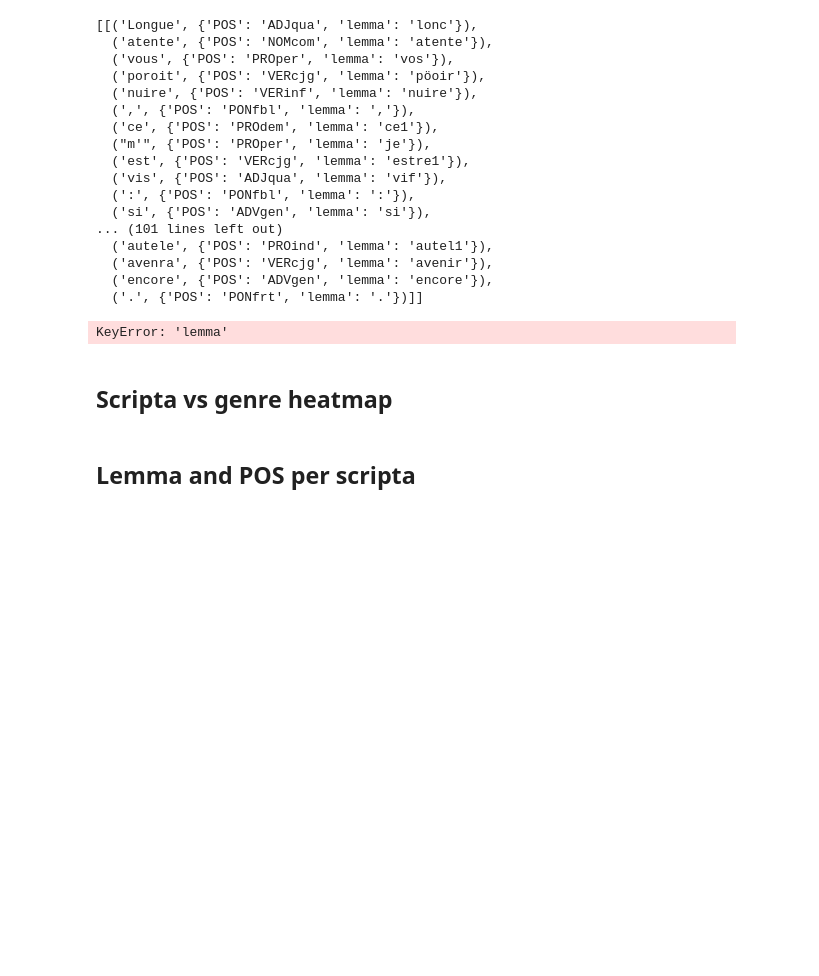
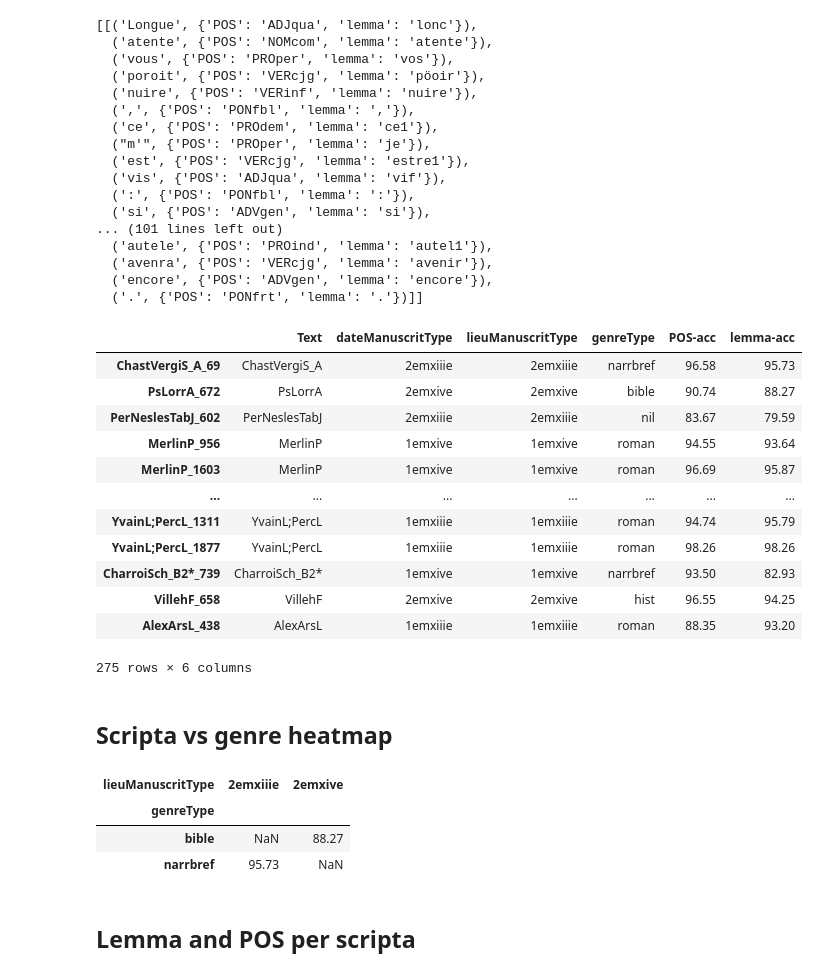
Before and after one commit to LucenceIng/evaluationModeleCILPR, a Jupyter notebook: recupLexemesVThibaultC.ipynb, the cells around one changed output. Drawn from its saved outputs; the diff is of its cells as text; code cells hidden in the pictures; blank space fills up the shorter version.

```diff
--- a/recupLexemesVThibaultC.ipynb
+++ b/recupLexemesVThibaultC.ipynb
@@ -630,50 +632,53 @@ OUTPUT_byText["ChastVergiS_A_69"]
 # %%
 ScoresWithMetad.keys()
 
 for text in list(ScoresWithMetad.keys()):
     #print(text)
     _, Scores_all3, *_, Score_Knowns = compile_scores(OUTPUT_byText[text], PLATINUM_byText[text],
                                                      task_list=TASKS, known_tokens=KNOWN_TOKENS,
                                                      known_lemmas=KNOWN_LEMMAS)
 
 
     RESULTS, RAW_SCORES, RAW_SCORES_NOT_EMPTY, ERRORS, SCORES_KNOWN = compile_scores(
     OUTPUT_byText[text], PLATINUM_byText[text], task_list=TASKS,
         known_tokens=KNOWN_TOKENS, known_lemmas=KNOWN_LEMMAS)
 
 
     for task, (pred, truth) in RAW_SCORES.items():
         #(pred_limited, truth_limited) = RAW_SCORES_NOT_EMPTY[task]
-        print(ScoresWithMetad[text][task])
-for text in list(ScoresWithMetad.keys()):
-    #print(text)
-    _, Scores_all3, *_, Score_Knowns = compile_scores(OUTPUT_byText[text], PLATINUM_byText[text],
-                                                     task_list=TASKS, known_tokens=KNOWN_TOKENS,
-                                                     known_lemmas=KNOWN_LEMMAS)
-
-
-    RESULTS, RAW_SCORES, RAW_SCORES_NOT_EMPTY, ERRORS, SCORES_KNOWN = compile_scores(
-    OUTPUT_byText[text], PLATINUM_byText[text], task_list=TASKS,
-        known_tokens=KNOWN_TOKENS, known_lemmas=KNOWN_LEMMAS)
-
-
-    for task, (pred, truth) in RAW_SCORES.items():
-        #(pred_limited, truth_limited) = RAW_SCORES_NOT_EMPTY[task]
-        print(ScoresWithMetad[text][task])
+        ScoresWithMetad[text][task+'-acc'] = "{0:.2f}".format(accuracy_score(truth, pred)*100)#,
             #"{0:.2f}".format(accuracy_score(pred_limited, truth_limited)*100)
 
 
-ScoresWithMetad
-
-
-            #"{0:.2f}".format(accuracy_score(pred_limited, truth_limited)*100)
-
-
-ScoresWithMetad
+dfFull = pd.DataFrame(ScoresWithMetad).transpose()
+dfFull
+#dfFull[dfFull.index.duplicated()]
 # %% [output]
+|  | Text | dateManuscritType | lieuManuscritType | genreType | POS-acc | lemma-acc |
+| ChastVergiS_A_69 | ChastVergiS_A | 2emxiiie | 2emxiiie | narrbref | 96.58 | 95.73 |
+| PsLorrA_672 | PsLorrA | 2emxive | 2emxive | bible | 90.74 | 88.27 |
+| PerNeslesTabJ_602 | PerNeslesTabJ | 2emxiiie | 2emxiiie | nil | 83.67 | 79.59 |
+| MerlinP_956 | MerlinP | 1emxive | 1emxive | roman | 94.55 | 93.64 |
+| MerlinP_1603 | MerlinP | 1emxive | 1emxive | roman | 96.69 | 95.87 |
+| ... | ... | ... | ... | ... | ... | ... |
+| YvainL;PercL_1311 | YvainL;PercL | 1emxiiie | 1emxiiie | roman | 94.74 | 95.79 |
+| YvainL;PercL_1877 | YvainL;PercL | 1emxiiie | 1emxiiie | roman | 98.26 | 98.26 |
+| CharroiSch_B2*_739 | CharroiSch_B2* | 1emxive | 1emxive | narrbref | 93.50 | 82.93 |
+| VillehF_658 | VillehF | 2emxive | 2emxive | hist | 96.55 | 94.25 |
+| AlexArsL_438 | AlexArsL | 1emxiiie | 1emxiiie | roman | 88.35 | 93.20 |
-KeyError: 'lemma'
+275 rows × 6 columns
 # %% [markdown]
 ## Scripta vs genre heatmap
+# %%
+dfFull[0:2][:].pivot(index="genreType", columns="lieuManuscritType", values="lemma-acc")
+#df = pd.pivot_table(dfFull, index="genreType", columns="lieuManuscritType", values="lemma-acc", aggfunc=median)
+# on restreint aux classes d'effectif au moins 5, et on trace
+# sns.heatmap(df.loc[(df.sum(axis=1) > 4), (df.sum(axis=0) > 4)], annot=True)
+# %% [output]
+| lieuManuscritType | 2emxiiie | 2emxive |
+| genreType |  |  |
+| bible | NaN | 88.27 |
+| narrbref | 95.73 | NaN |
 # %% [markdown]
 ## Lemma and POS per scripta
 # %% [markdown]
```
Also changed, not shown: parts of 2 cells of this notebook.
